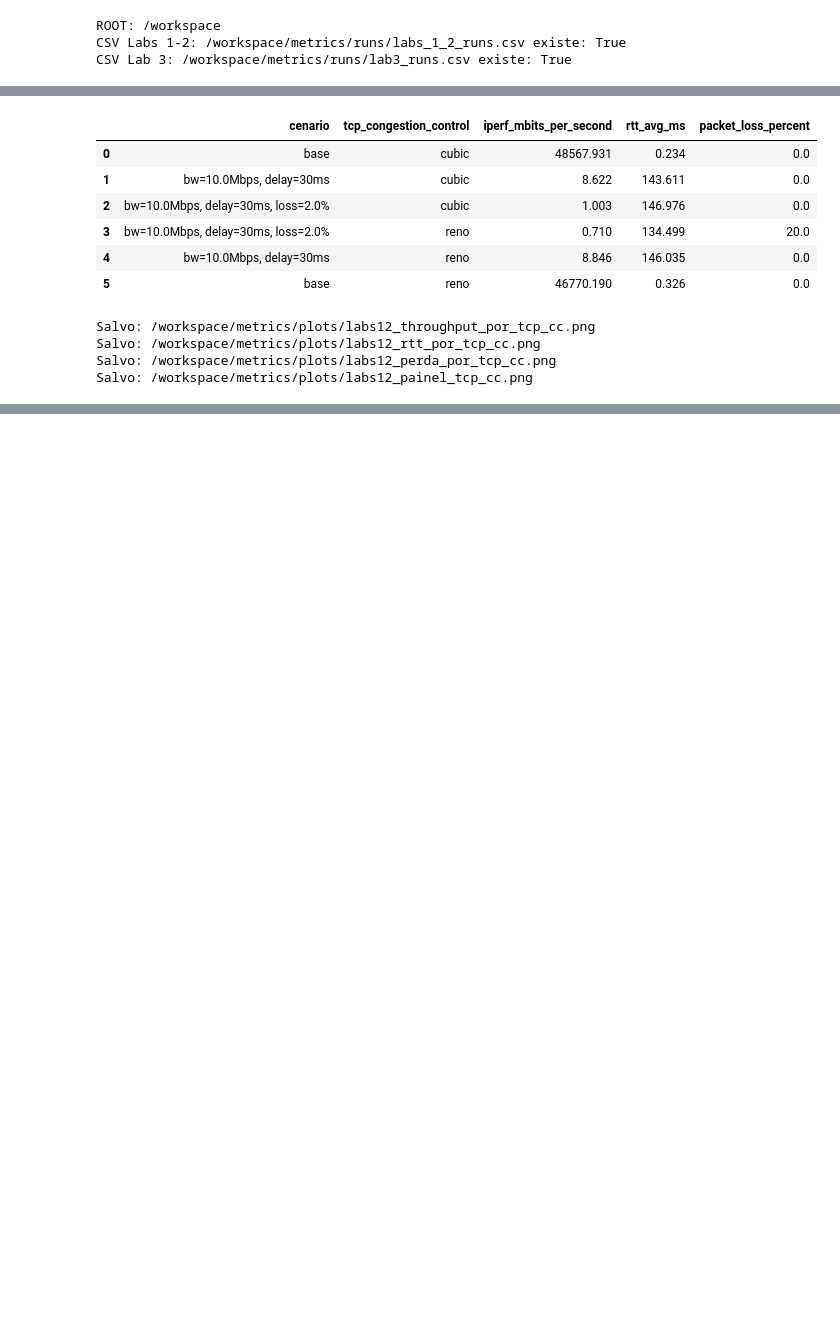
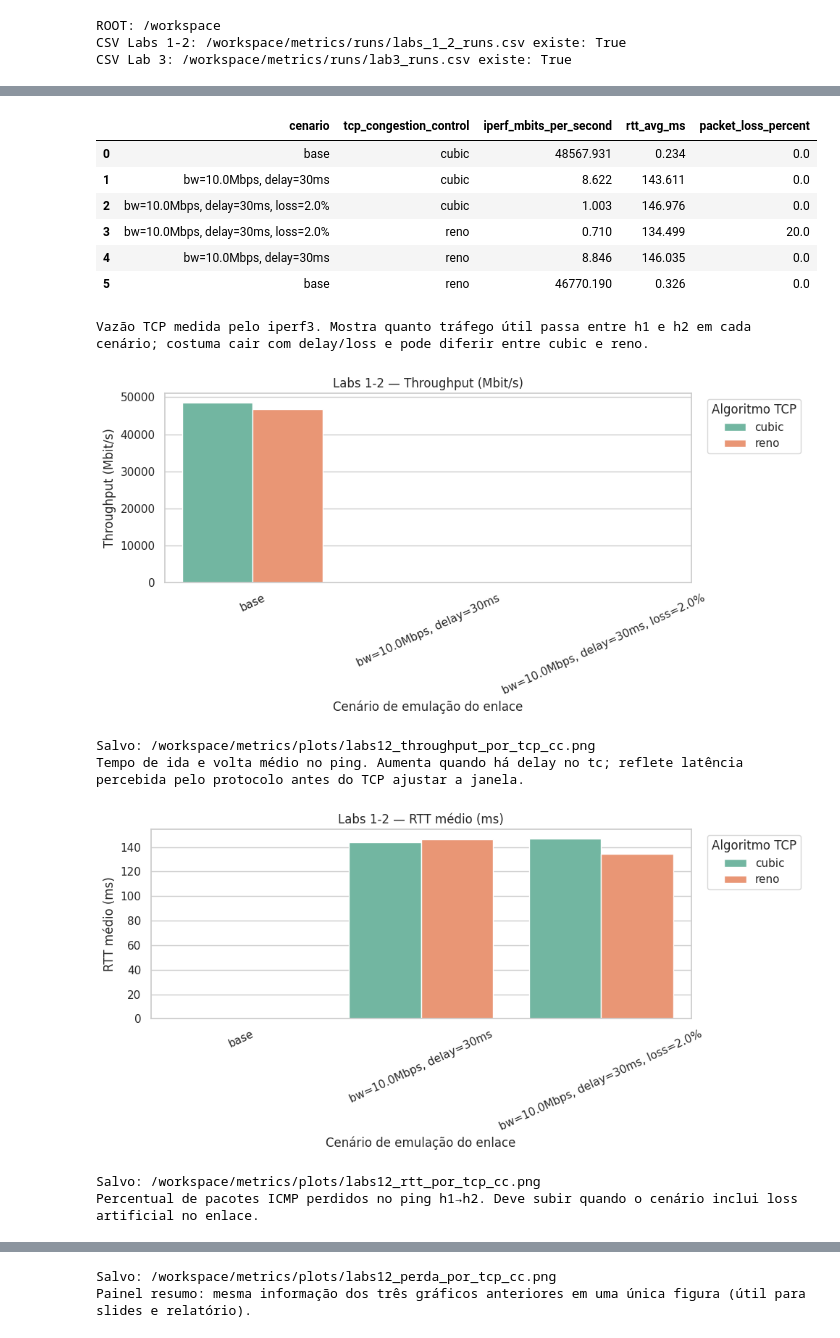
Before and after one commit to PhD-May/redes-ufam, a Jupyter notebook: notebooks/gerar_graficos_executado.ipynb, the cells around one changed output, grey strips where cells are left out. Drawn from its saved outputs; the diff is of its cells as text; code cells hidden in the pictures; blank space fills up the shorter version.

Commit message:
graphs adjustments on notebooks

```diff
--- a/notebooks/gerar_graficos_executado.ipynb
+++ b/notebooks/gerar_graficos_executado.ipynb
@@ -125,56 +169,92 @@ if CSV_LABS_12.exists():
 
     display(df12[["cenario", "tcp_congestion_control", "iperf_mbits_per_second", "rtt_avg_ms", "packet_loss_percent"]])
 
-    for metric, ylabel, fname in [
-        ("iperf_mbits_per_second", "Throughput (Mbit/s)", "labs12_throughput_por_tcp_cc.png"),
-        ("rtt_avg_ms", "RTT médio (ms)", "labs12_rtt_por_tcp_cc.png"),
-        ("packet_loss_percent", "Perda ping (%)", "labs12_perda_por_tcp_cc.png"),
-    ]:
+    labs12_plots = [
+        (
+            "iperf_mbits_per_second",
+            "Throughput (Mbit/s)",
+            "labs12_throughput_por_tcp_cc.png",
+            "Vazão TCP medida pelo iperf3. Mostra quanto tráfego útil passa entre h1 e h2 "
+            "em cada cenário; costuma cair com delay/loss e pode diferir entre cubic e reno.",
+        ),
+        (
+            "rtt_avg_ms",
+            "RTT médio (ms)",
+            "labs12_rtt_por_tcp_cc.png",
+            "Tempo de ida e volta médio no ping. Aumenta quando há delay no tc; "
+            "reflete latência percebida pelo protocolo antes do TCP ajustar a janela.",
+        ),
+        (
+            "packet_loss_percent",
+            "Perda ping (%)",
+            "labs12_perda_por_tcp_cc.png",
+            "Percentual de pacotes ICMP perdidos no ping h1→h2. "
+            "Deve subir quando o cenário inclui loss artificial no enlace.",
+        ),
+    ]
+    for metric, ylabel, fname, expl in labs12_plots:
         p = plot_cc_comparison(
             df12,
             "cenario",
             metric,
             ylabel,
-            f"Labs 1-2 — {ylabel} por tcp_congestion_control",
+            f"Labs 1-2 — {ylabel}",
             fname,
+            explanation=expl,
         )
         if p:
             saved_labs12.append(p)
 
     # Painel resumo (3 métricas)
+    print(
+        "Painel resumo: mesma informação dos três gráficos anteriores em uma única figura "
+        "(útil para slides e relatório)."
+    )
     metrics = [
         ("iperf_mbits_per_second", "Throughput (Mbit/s)"),
         ("rtt_avg_ms", "RTT médio (ms)"),
         ("packet_loss_percent", "Perda ping (%)"),
     ]
     fig, axes = plt.subplots(1, 3, figsize=(15, 4))
     for ax, (metric, ylabel) in zip(axes, metrics):
         sub = df12.dropna(subset=[metric])
         if sub.empty:
             ax.set_visible(False)
             continue
-        sns.barplot(data=sub, x="cenario", y=metric, hue="tcp_congestion_control", ax=ax, palette="Set2")
+        sns.barplot(
+            data=sub,
+            x="cenario",
+            y=metric,
+            hue="tcp_congestion_control",
+            ax=ax,
+            palette="Set2",
+        )
         ax.set_title(ylabel)
+        ax.set_xlabel("Cenário")
         ax.tick_params(axis="x", rotation=20)
-    fig.suptitle("Labs 1-2 — métricas por cenário e tcp_congestion_control", y=1.02)
-    fig.tight_layout()
-    panel = PLOTS_DIR / "labs12_painel_tcp_cc.png"
-    fig.savefig(panel, dpi=150, bbox_inches="tight")
-    plt.close(fig)
-    saved_labs12.append(panel)
-    print("Salvo:", panel)
+        if ax is axes[0]:
+            ax.legend(title="TCP", fontsize=8)
+        else:
+            leg = ax.get_legend()
+            if leg is not None:
+                leg.remove()
+    fig.suptitle("Labs 1-2 — painel: throughput, RTT e perda", y=1.05)
+    saved_labs12.append(show_and_save(fig, PLOTS_DIR / "labs12_painel_tcp_cc.png"))
 else:
     print("Arquivo não encontrado:", CSV_LABS_12)
     print("Rode collect-metrics (Labs 1/2) e depois: python3 scripts/json_runs_to_csv.py")
 # %% [output]
 |  | cenario | tcp_congestion_control | iperf_mbits_per_second | rtt_avg_ms | packet_loss_percent |
 | 0 | base | cubic | 48567.931 | 0.234 | 0.0 |
 | 1 | bw=10.0Mbps, delay=30ms | cubic | 8.622 | 143.611 | 0.0 |
 | 2 | bw=10.0Mbps, delay=30ms, loss=2.0% | cubic | 1.003 | 146.976 | 0.0 |
 | 3 | bw=10.0Mbps, delay=30ms, loss=2.0% | reno | 0.710 | 134.499 | 20.0 |
 | 4 | bw=10.0Mbps, delay=30ms | reno | 8.846 | 146.035 | 0.0 |
 | 5 | base | reno | 46770.190 | 0.326 | 0.0 |
-Salvo: /workspace/metrics/plots/labs12_throughput_por_tcp_cc.png
-Salvo: /workspace/metrics/plots/labs12_rtt_por_tcp_cc.png
-Salvo: /workspace/metrics/plots/labs12_perda_por_tcp_cc.png
-Salvo: /workspace/metrics/plots/labs12_painel_tcp_cc.png
+Vazão TCP medida pelo iperf3. Mostra quanto tráfego útil passa entre h1 e h2 em cada cenário; costuma cair com delay/loss e pode diferir entre cubic e reno.
+[figure, added]
+Salvo: /workspace/metrics/plots/labs12_throughput_por_tcp_cc.png
+Tempo de ida e volta médio no ping. Aumenta quando há delay no tc; reflete latência percebida pelo protocolo antes do TCP ajustar a janela.
+[figure, added]
+Salvo: /workspace/metrics/plots/labs12_rtt_por_tcp_cc.png
+Percentual de pacotes ICMP perdidos no ping h1→h2. Deve subir quando o cenário inclui loss artificial no enlace.
@@ -180,0 +262,2 @@ Salvo: /workspace/metrics/plots/labs12_painel_tcp_cc.png
+Salvo: /workspace/metrics/plots/labs12_perda_por_tcp_cc.png
+Painel resumo: mesma informação dos três gráficos anteriores em uma única figura (útil para slides e relatório).
```
Also changed, not shown: parts of 11 cells of this notebook, 1 other file.
